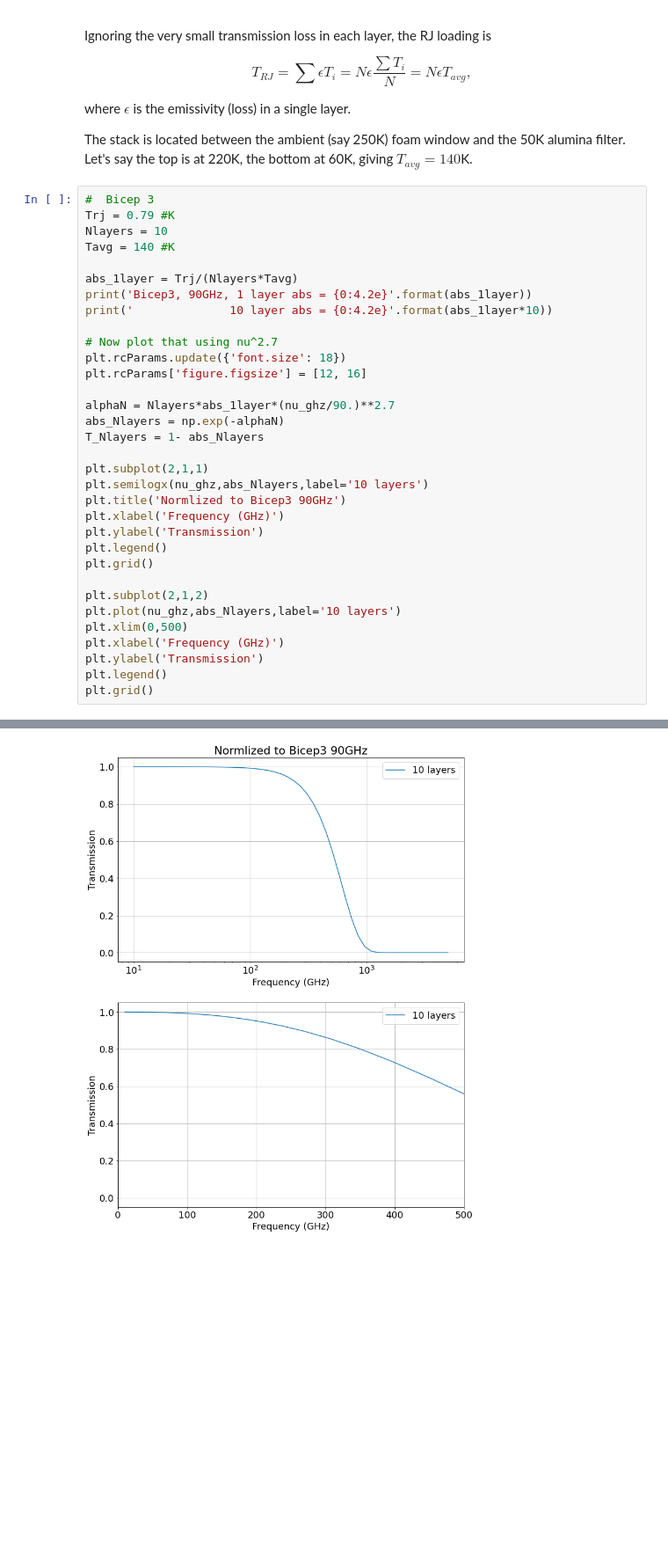
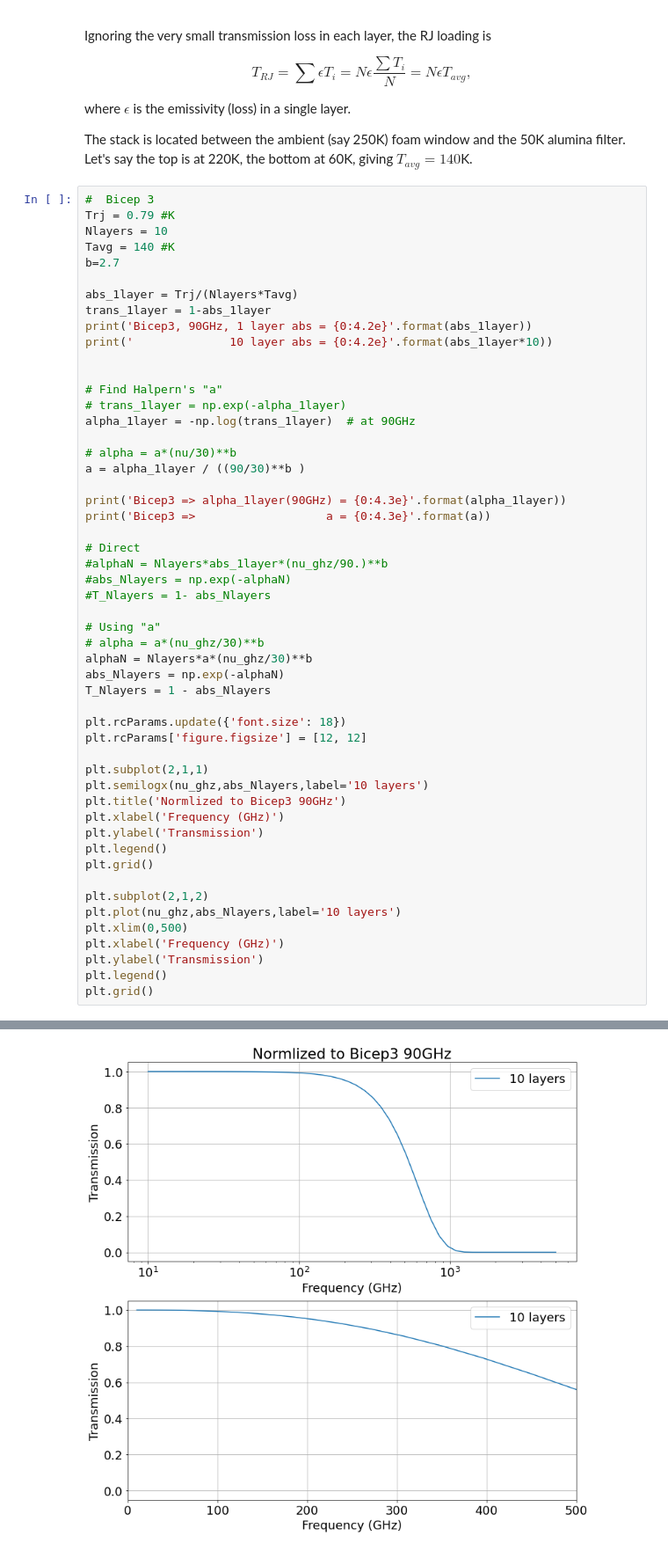
Before and after one commit to CMB-S4/bolo_calc_runs, a Jupyter notebook: pbdr_v2/InputsNotes.ipynb, the cells around one changed output, grey strips where cells are left out. Shown at 88% size. Saved outputs shown, nothing was run; the diff lists cells and outputs as text; blank space fills up the shorter version.

Commit message:
Derived a for Bicep3 rtmli stack.  Seems disturbing.

```diff
--- a/pbdr_v2/InputsNotes.ipynb
+++ b/pbdr_v2/InputsNotes.ipynb
@@ -240,18 +247,37 @@ The stack is located between the ambient (say 250K) foam window and the 50K alum
 Trj = 0.79 #K
 Nlayers = 10
 Tavg = 140 #K
+b=2.7
 
 abs_1layer = Trj/(Nlayers*Tavg)
+trans_1layer = 1-abs_1layer
 print('Bicep3, 90GHz, 1 layer abs = {0:4.2e}'.format(abs_1layer))
 print('              10 layer abs = {0:4.2e}'.format(abs_1layer*10))
 
-# Now plot that using nu^2.7
+
+# Find Halpern's "a"
+# trans_1layer = np.exp(-alpha_1layer)
+alpha_1layer = -np.log(trans_1layer)  # at 90GHz
+
+# alpha = a*(nu/30)**b
+a = alpha_1layer / ((90/30)**b )
+
+print('Bicep3 => alpha_1layer(90GHz) = {0:4.3e}'.format(alpha_1layer))
+print('Bicep3 =>                   a = {0:4.3e}'.format(a))
+
+# Direct
+#alphaN = Nlayers*abs_1layer*(nu_ghz/90.)**b
+#abs_Nlayers = np.exp(-alphaN)
+#T_Nlayers = 1- abs_Nlayers
+
+# Using "a"
+# alpha = a*(nu_ghz/30)**b
+alphaN = Nlayers*a*(nu_ghz/30)**b
+abs_Nlayers = np.exp(-alphaN)
+T_Nlayers = 1 - abs_Nlayers
+
 plt.rcParams.update({'font.size': 18})
-plt.rcParams['figure.figsize'] = [12, 16]
-
-alphaN = Nlayers*abs_1layer*(nu_ghz/90.)**2.7
-abs_Nlayers = np.exp(-alphaN)
-T_Nlayers = 1- abs_Nlayers
+plt.rcParams['figure.figsize'] = [12, 12]
 
 plt.subplot(2,1,1)
 plt.semilogx(nu_ghz,abs_Nlayers,label='10 layers')
@@ -274 +302 @@ Bicep3, 90GHz, 1 layer abs = 5.64e-04
-[figure, old version]
+[figure, new version]
```
Also changed, not shown: parts of 3 cells of this notebook.
